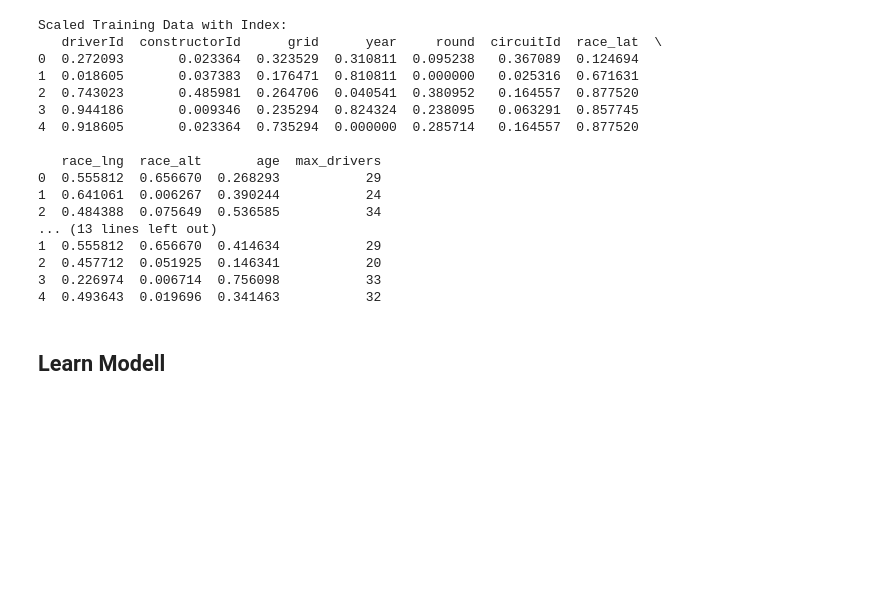
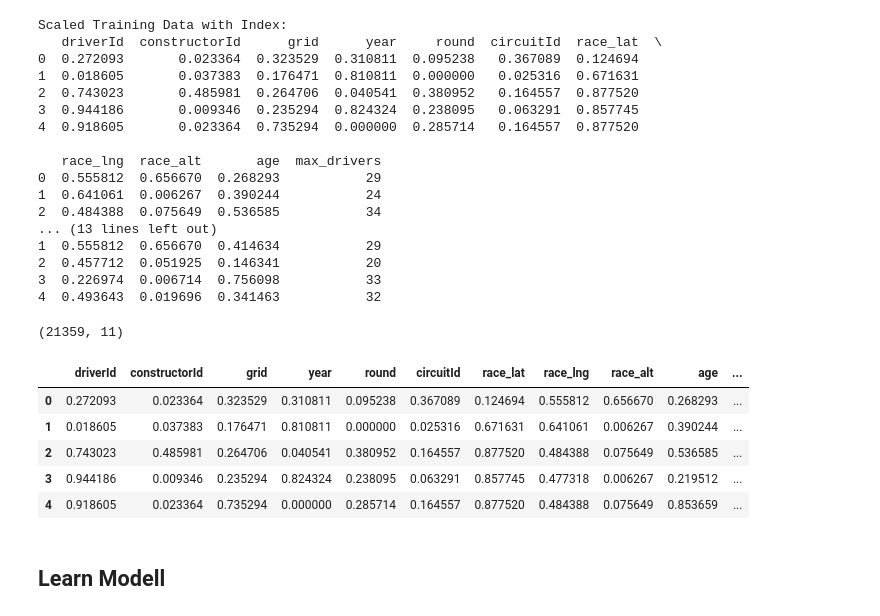
Before and after one commit to fengelnsbauer/ie500-data-mining-group7, a Jupyter notebook: src/model_learningV2.ipynb, the cells around one changed output. Cells and saved outputs as stored; diff of their text form; code cells hidden in the pictures; blank space fills up the shorter version.

```diff
--- a/src/model_learningV2.ipynb
+++ b/src/model_learningV2.ipynb
@@ -549,6 +553,19 @@ Scaled Training Data with Index:
 2  0.457712  0.051925  0.146341           20
 3  0.226974  0.006714  0.756098           33
 4  0.493643  0.019696  0.341463           32
+# %%
+X_train_1950c.shape
+# %% [output]
+(21359, 11)
+# %%
+X_train_1950c.head()
+# %% [output]
+|  | driverId | constructorId | grid | year | round | circuitId | race_lat | race_lng | race_alt | age | ... |
+| 0 | 0.272093 | 0.023364 | 0.323529 | 0.310811 | 0.095238 | 0.367089 | 0.124694 | 0.555812 | 0.656670 | 0.268293 | ... |
+| 1 | 0.018605 | 0.037383 | 0.176471 | 0.810811 | 0.000000 | 0.025316 | 0.671631 | 0.641061 | 0.006267 | 0.390244 | ... |
+| 2 | 0.743023 | 0.485981 | 0.264706 | 0.040541 | 0.380952 | 0.164557 | 0.877520 | 0.484388 | 0.075649 | 0.536585 | ... |
+| 3 | 0.944186 | 0.009346 | 0.235294 | 0.824324 | 0.238095 | 0.063291 | 0.857745 | 0.477318 | 0.006267 | 0.219512 | ... |
+| 4 | 0.918605 | 0.023364 | 0.735294 | 0.000000 | 0.285714 | 0.164557 | 0.877520 | 0.484388 | 0.075649 | 0.853659 | ... |
 # %% [markdown]
 ## Learn Modell
 # %% [markdown]
```
Also changed, not shown: parts of 10 cells of this notebook.
